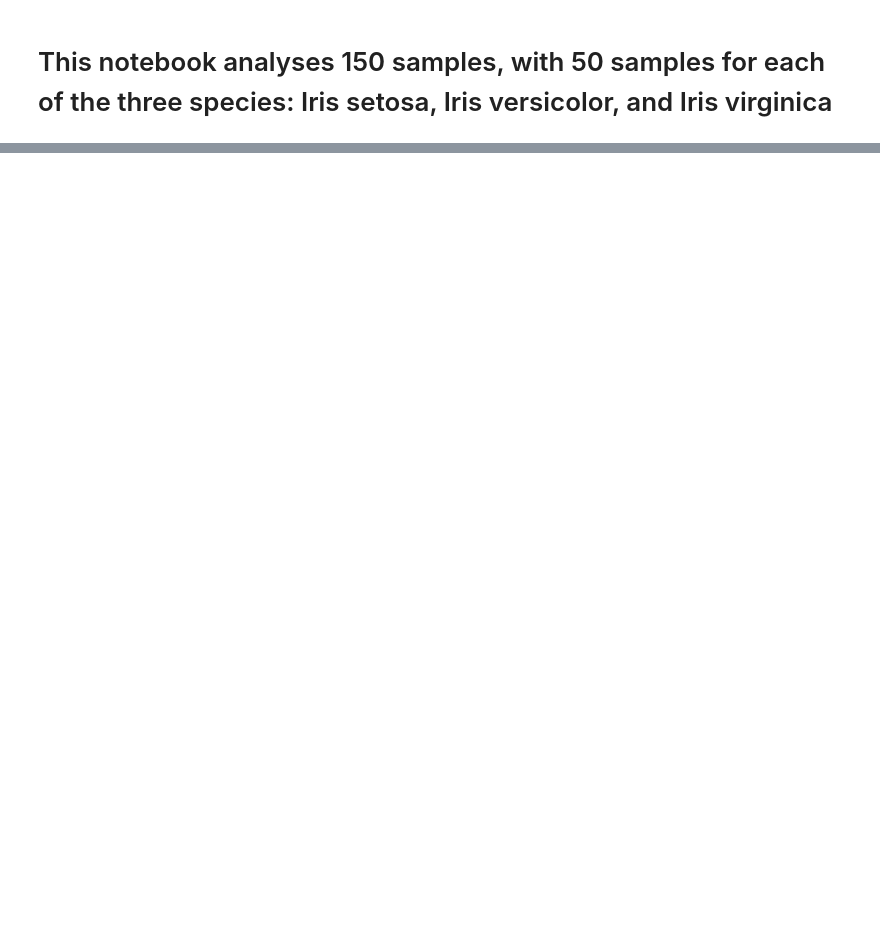
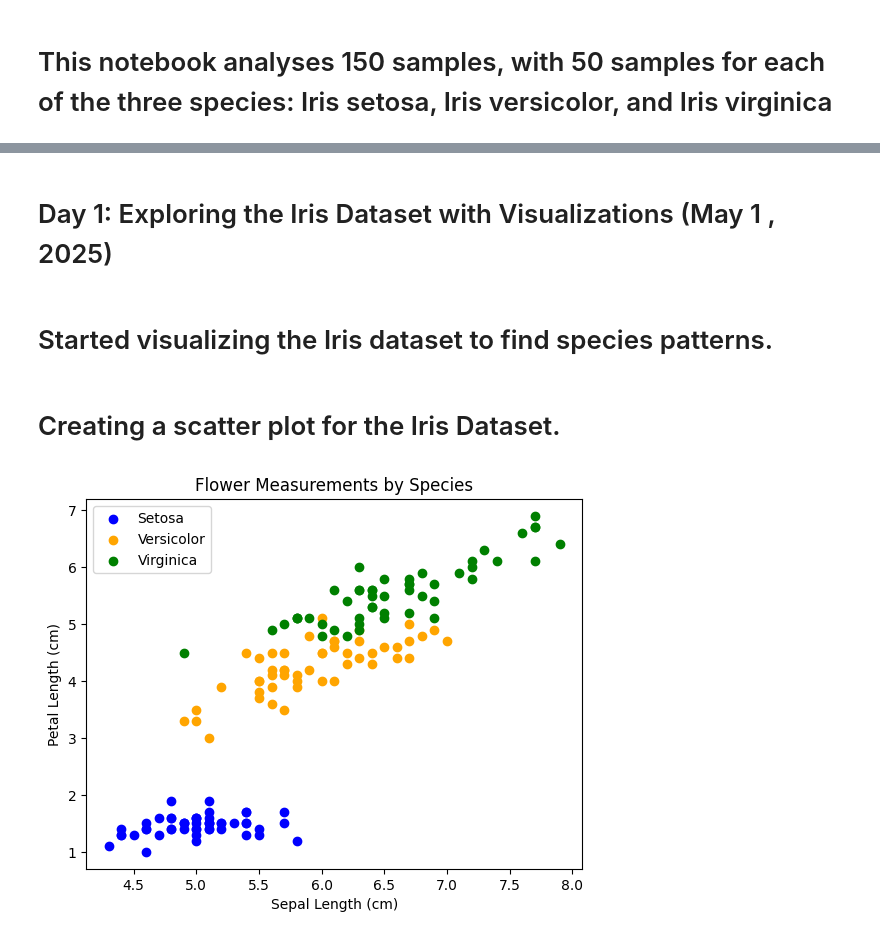
Before and after one commit to Satnam-420/AI-ML-Documented, a Jupyter notebook: Notebooks/Iris_data.ipynb, the cells around one changed output, grey strips where cells are left out. Cells and saved outputs as stored; diff of their text form; code cells hidden in the pictures; blank space fills up the shorter version.

```diff
--- a/Notebooks/Iris_data.ipynb
+++ b/Notebooks/Iris_data.ipynb
@@ -5,10 +5,11 @@
 # %%
 import pandas as pd
-iris_data = pd.read_csv("Datasets\Iris.csv")
-print ("first five rows of the dataset")
+iris_data = pd.read_csv("../Datasets/Iris.csv")
+print("First five rows of the dataset")
 display(iris_data.head())
 print("\nDataset Information")
 print(iris_data.info())
 print("\nSummary Statistics")
 print(iris_data.describe())
+print ("Day 1 Results")
 # %% [output]
@@ -16,2 +40,23 @@ FileNotFoundError: [Errno 2] No such file or directory: 'Datasets\\Iris.csv'
 # %%
 # Observed 150 rows and 5 columns.
+# %% [markdown]
+# Day 1: Exploring the Iris Dataset with Visualizations (May 1 , 2025)
+# %% [markdown]
+# Started visualizing the Iris dataset to find species patterns.
+# %% [markdown]
+# Creating a scatter plot for the Iris Dataset.
+# %%
+import matplotlib.pyplot as plt
+setosa = iris_data[iris_data['Species'] == 'Iris-setosa']
+versicolor = iris_data[iris_data['Species'] == 'Iris-versicolor']
+virginica = iris_data[iris_data['Species'] == 'Iris-virginica']
+plt.scatter(setosa['SepalLengthCm'], setosa['PetalLengthCm'], color='blue', label='Setosa')
+plt.scatter(versicolor['SepalLengthCm'], versicolor['PetalLengthCm'], color='orange', label='Versicolor')
+plt.scatter(virginica['SepalLengthCm'], virginica['PetalLengthCm'], color='green', label='Virginica')
+plt.title('Flower Measurements by Species')
+plt.xlabel('Sepal Length (cm)')
+plt.ylabel('Petal Length (cm)')
+plt.legend()
+plt.show()
+# %% [output]
+[figure, added]
```
Also changed, not shown: parts of 7 cells of this notebook.
